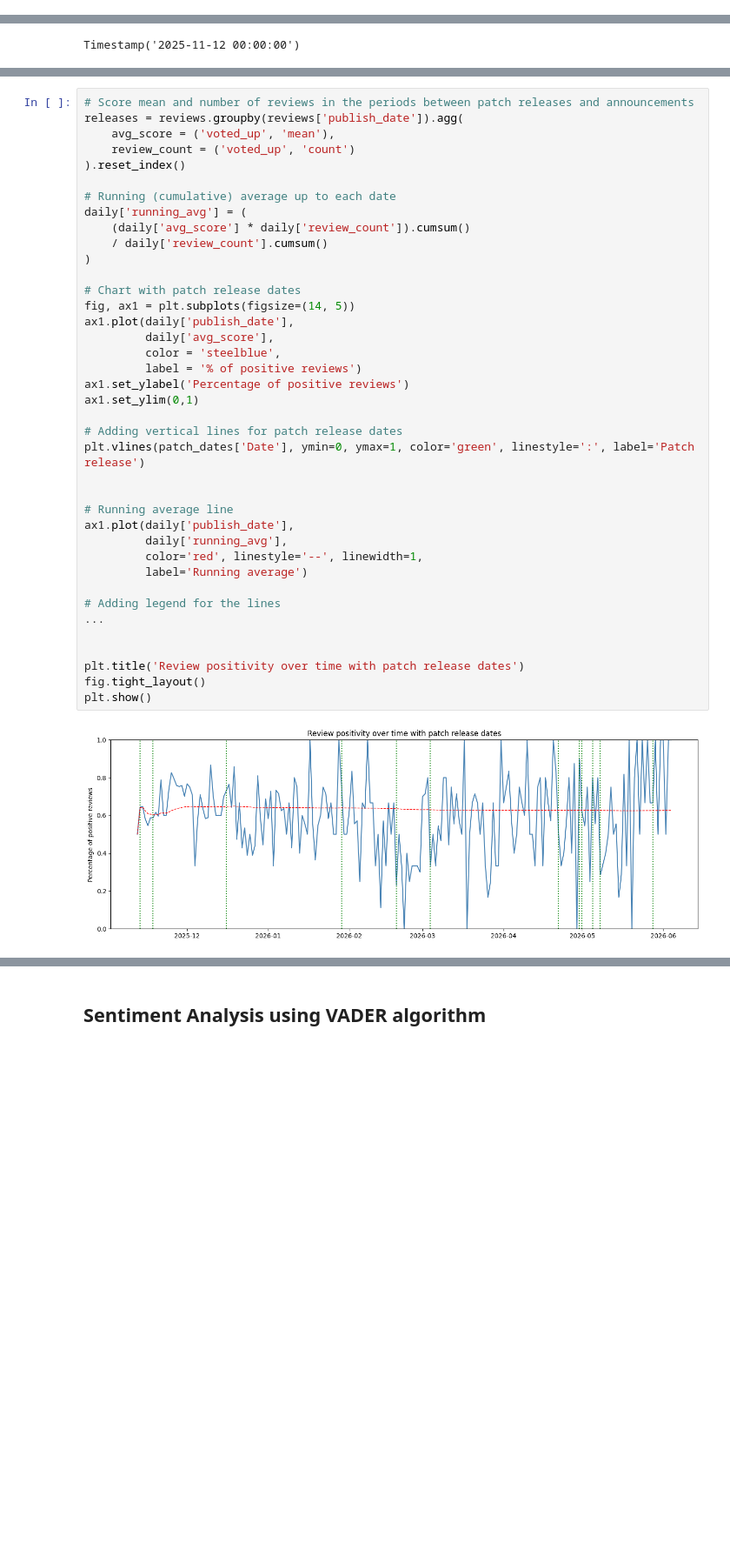
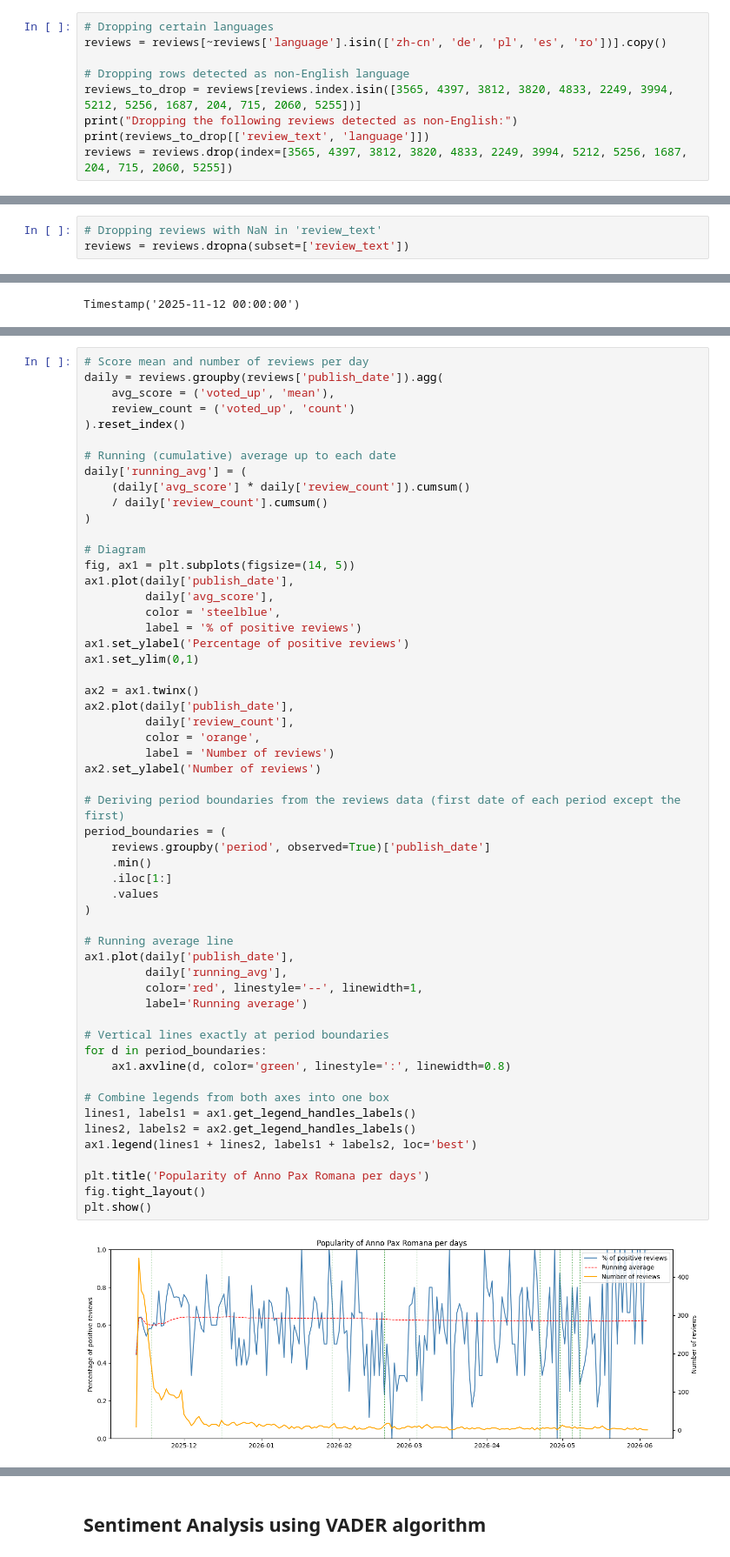
Before and after one commit to GabrielaTranslite/Sentiment_Analysis_Video_Games, a Jupyter notebook: sentiment_analysis.ipynb, the cells around one changed output, grey strips where cells are left out. Shown at 87% size. Saved outputs shown, nothing was run; the diff lists cells and outputs as text; blank space fills up the shorter version.

```diff
--- a/sentiment_analysis.ipynb
+++ b/sentiment_analysis.ipynb
@@ -34,0 +100,9 @@ reviews.head()
+# %%
+# Dropping certain languages
+reviews = reviews[~reviews['language'].isin(['zh-cn', 'de', 'pl', 'es', 'ro'])].copy()
+
+# Dropping rows detected as non-English language
+reviews_to_drop = reviews[reviews.index.isin([3565, 4397, 3812, 3820, 4833, 2249, 3994, 5212, 5256, 1687, 204, 715, 2060, 5255])]
+print("Dropping the following reviews detected as non-English:")
+print(reviews_to_drop[['review_text', 'language']])
+reviews = reviews.drop(index=[3565, 4397, 3812, 3820, 4833, 2249, 3994, 5212, 5256, 1687, 204, 715, 2060, 5255])
@@ -37,0 +134,3 @@ reviews = reviews[reviews['review_text'].str.strip() != '']
+# %%
+# Dropping reviews with NaN in 'review_text'
+reviews = reviews.dropna(subset=['review_text'])
@@ -196,41 +320,57 @@ patch_dates.head(18)
 # %%
-# Score mean and number of reviews in the periods between patch releases and announcements
-releases = reviews.groupby(reviews['publish_date']).agg(
+# Score mean and number of reviews per day
+daily = reviews.groupby(reviews['publish_date']).agg(
     avg_score = ('voted_up', 'mean'),
     review_count = ('voted_up', 'count')
 ).reset_index()
 
 # Running (cumulative) average up to each date
 daily['running_avg'] = (
     (daily['avg_score'] * daily['review_count']).cumsum()
     / daily['review_count'].cumsum()
 )
 
-# Chart with patch release dates
+# Diagram
 fig, ax1 = plt.subplots(figsize=(14, 5))
 ax1.plot(daily['publish_date'],
          daily['avg_score'],
          color = 'steelblue',
          label = '% of positive reviews')
 ax1.set_ylabel('Percentage of positive reviews')
 ax1.set_ylim(0,1)
 
-# Adding vertical lines for patch release dates
-plt.vlines(patch_dates['Date'], ymin=0, ymax=1, color='green', linestyle=':', label='Patch release')
+ax2 = ax1.twinx()
+ax2.plot(daily['publish_date'],
+         daily['review_count'],
+         color = 'orange',
+         label = 'Number of reviews')
+ax2.set_ylabel('Number of reviews')
 
+# Deriving period boundaries from the reviews data (first date of each period except the first)
+period_boundaries = (
+    reviews.groupby('period', observed=True)['publish_date']
+    .min()
+    .iloc[1:]
+    .values
+)
 
 # Running average line
 ax1.plot(daily['publish_date'],
          daily['running_avg'],
          color='red', linestyle='--', linewidth=1,
          label='Running average')
 
-# Adding legend for the lines
-...
+# Vertical lines exactly at period boundaries
+for d in period_boundaries:
+    ax1.axvline(d, color='green', linestyle=':', linewidth=0.8)
 
+# Combine legends from both axes into one box
+lines1, labels1 = ax1.get_legend_handles_labels()
+lines2, labels2 = ax2.get_legend_handles_labels()
+ax1.legend(lines1 + lines2, labels1 + labels2, loc='best')
 
-plt.title('Review positivity over time with patch release dates')
+plt.title('Popularity of Anno Pax Romana per days')
 fig.tight_layout()
 plt.show()
 # %% [output]
-[figure, old version]
+[figure, new version]
```
Also changed, not shown: parts of 42 cells of this notebook, 2 other files.
